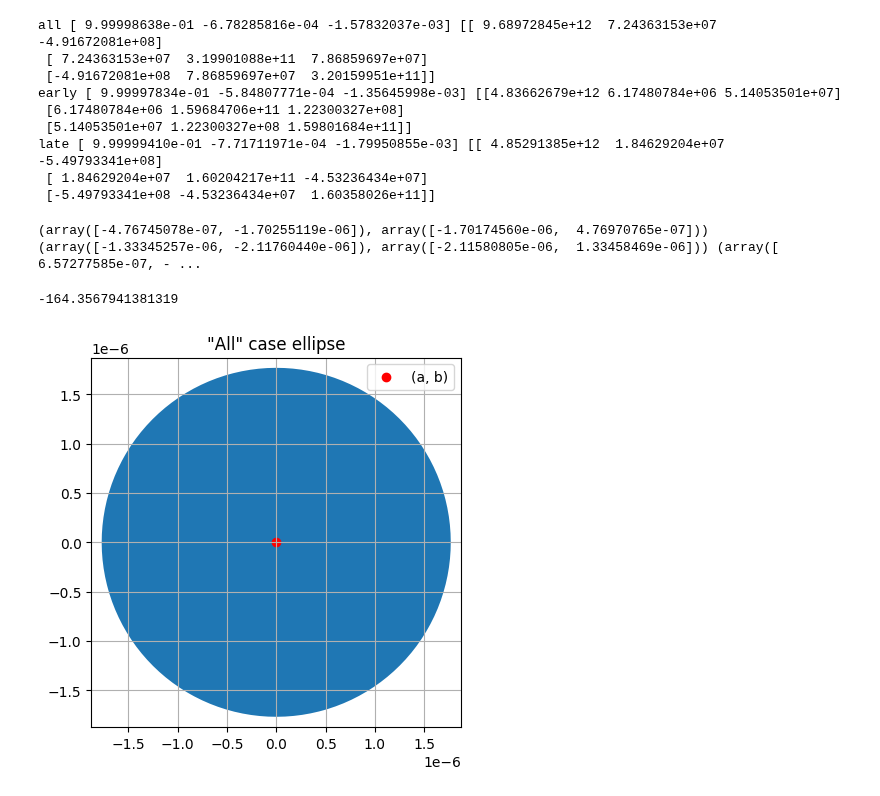
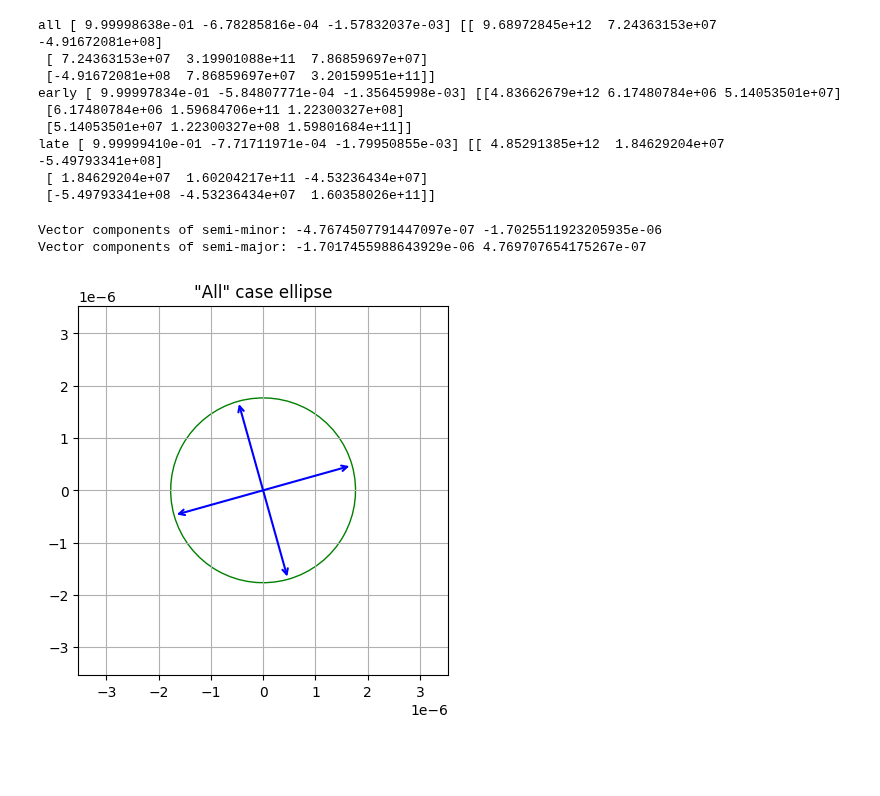
Before and after one commit to Hoggnation/cataloging_coherent_oscillators, a Jupyter notebook: coherence_test.ipynb, the cells around one changed output. Drawn from its saved outputs; the diff is of its cells as text; code cells hidden in the pictures; blank space fills up the shorter version.

```diff
--- a/coherence_test.ipynb
+++ b/coherence_test.ipynb
@@ -302,38 +304,50 @@ def check_coherence(ts, ys, weights, om):
         covariance = np.linalg.inv(invar)
         covariance2 = covariance[1:, 1:]
         eigvals, eigvecs = np.linalg.eigh(covariance2)
-        axis1 = np.sqrt(eigvals)*eigvecs[0] #is this the length
-        axis2 = np.sqrt(eigvals)*eigvecs[1]
+        axis1 = np.sqrt(eigvals)*eigvecs[:, 0] #minor?
+        axis2 = np.sqrt(eigvals)*eigvecs[:, 1] #major?
         axes.append((axis1, axis2))
     return axes[0], axes[1], axes[2]
 # %%
 all, early, late = check_coherence(t_fit, flux_fit, weight_fit, 2. * np.pi * nu)
-print(all, early, late)
-# %% [output]
-(array([-4.76745078e-07, -1.70255119e-06]), array([-1.70174560e-06,  4.76970765e-07])) (array([-1.33345257e-06, -2.11760440e-06]), array([-2.11580805e-06,  1.33458469e-06])) (array([ 6.57277585e-07, - ...
 # %%
-from matplotlib.patches import Ellipse
+#ellipse for all data points
+fig, ax = plt.subplots()
 
-#ellipse for all data points
 width_all, height_all = 2*np.linalg.norm(all[0]), 2*np.linalg.norm(all[1])
 vec = all[0]
 angle_all = np.degrees(np.arctan2(vec[0], vec[1]))
 center = (0,0)
-fig, ax = plt.subplots()
-print(angle_all)
+r = np.radians(angle_all)
 
-ellipse_all = Ellipse(center, width_all, height_all, angle = angle_all)
+ellipse_all = Ellipse(center, width_all, height_all, angle = angle_all, facecolor = 'none', edgecolor = 'green')
 ax.add_patch(ellipse_all)
-ax.scatter(*center, color='red', label='(a, b)')
+
+ax1_points = [
+    (center[0] + width_all/2 * cos(r), center[1] + width_all/2 * sin(r)),
+    (center[0] - width_all/2 * cos(r), center[1] - width_all/2 * sin(r))
+]
+
+ax2_points = [
+    (center[0] + height_all/2 * cos(r + radians(90)), center[1] + height_all/2 * sin(r + radians(90))),
+    (center[0] + height_all/2 * cos(r + radians(270)), center[1] + height_all/2 * sin(r + radians(270)))
+]
+
+arrowprops = dict(arrowstyle="<->", color="blue", linewidth=1.5)
+ax.annotate("", xy=ax1_points[0], xytext=ax1_points[1], arrowprops=arrowprops)
+ax.annotate("", xy=ax2_points[0], xytext=ax2_points[1], arrowprops=arrowprops)
+print("Vector components of semi-minor:", all[0][0], all[0][1])
+print("Vector components of semi-major:", all[1][0], all[1][1])
+ax.set_xlim(center[0] - width_all, center[0] + width_all)
+ax.set_ylim(center[1] - height_all, center[1] + height_all)
 ax.set_aspect('equal')
 ax.grid(True)
+
 ax.set_title('"All" case ellipse')
-#ax.arrow(0, 0, all[0][0], all[0][1], head_width=1e-7, color='blue', label='v1')
-#ax.arrow(0, 0, all[1][0], all[1][1], head_width=1e-7, color='blue', label='v1')
 
-plt.legend()
 plt.show()
 # %% [output]
--164.3567941381319
+Vector components of semi-minor: -4.7674507791447097e-07 -1.7025511923205935e-06
+Vector components of semi-major: -1.7017455988643929e-06 4.769707654175267e-07
-[figure, old version]
+[figure, new version]
 # %%
```
Also changed, not shown: parts of 5 cells of this notebook.
